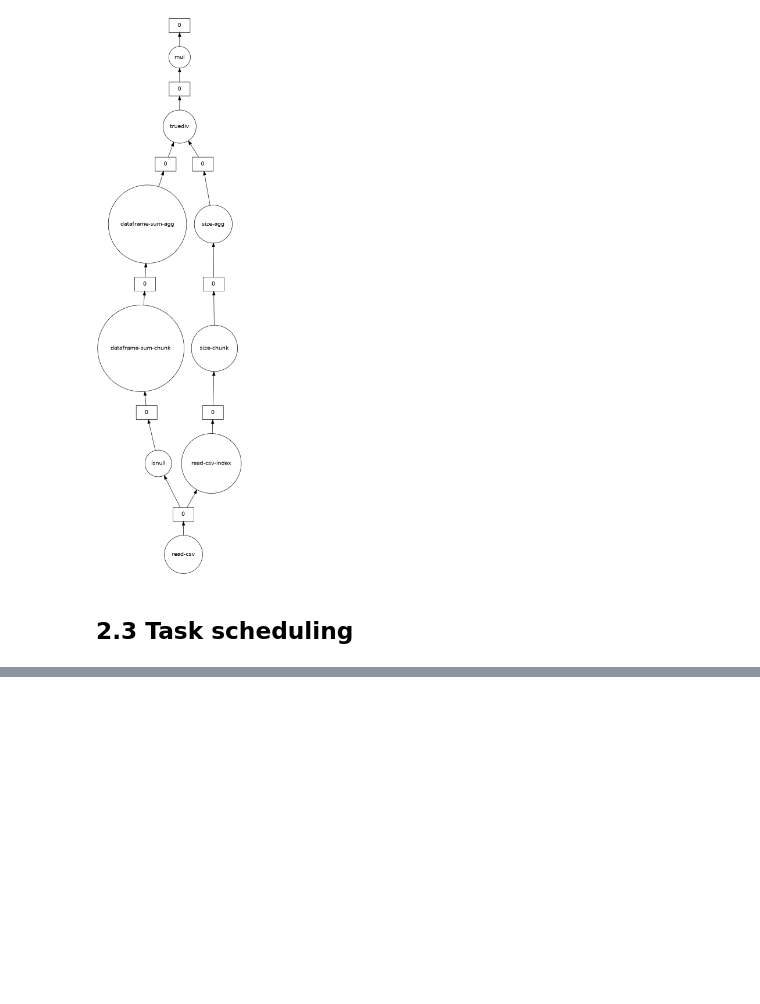
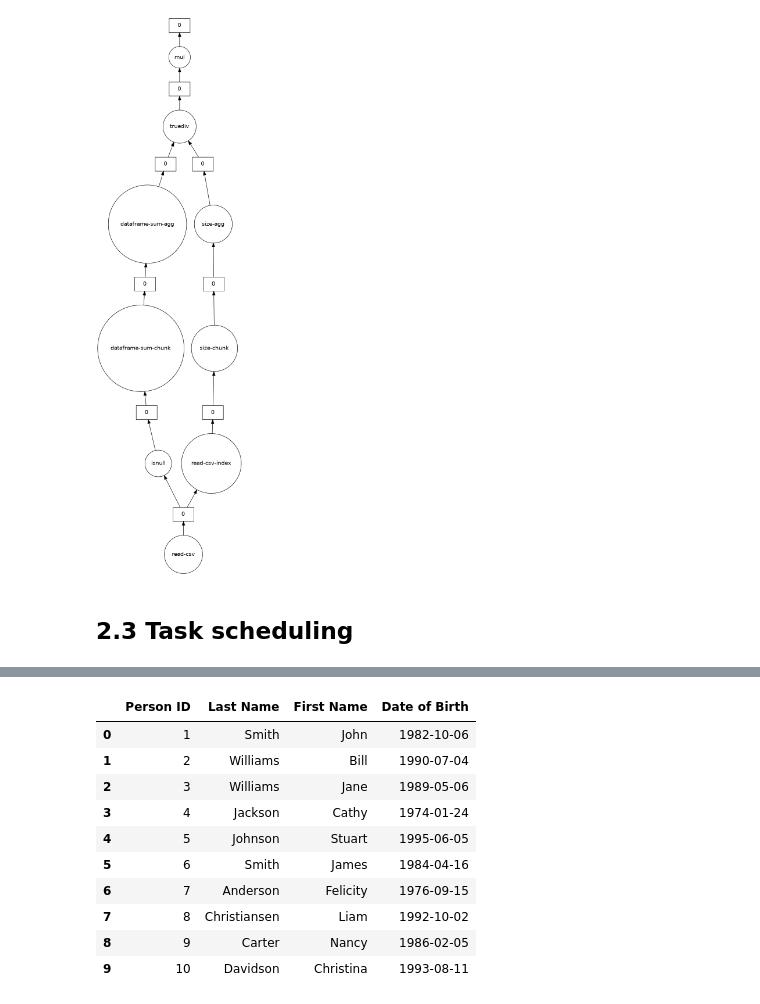
Before and after one commit to gpsaggese/umd_data605, a Jupyter notebook: projects/tutorial_dask/Dask_tutorial.ipynb, the cells around one changed output, grey strips where cells are left out. Cells and saved outputs as stored; diff of their text form; code cells hidden in the pictures; blank space fills up the shorter version.

```diff
--- a/projects/tutorial_dask/Dask_tutorial.ipynb
+++ b/projects/tutorial_dask/Dask_tutorial.ipynb
@@ -210,0 +225,41 @@ missing_count.visualize()
+# %%
+import pandas as pd
+import dask.dataframe as dd
+
+# Creating all the data as lists
+person_IDs = [1, 2, 3, 4, 5, 6, 7, 8, 9, 10]
+person_last_names = [
+    'Smith', 'Williams', 'Williams', 'Jackson', 'Johnson', 'Smith', 'Anderson',
+    'Christiansen', 'Carter', 'Davidson'
+]
+person_first_names = [
+    'John', 'Bill', 'Jane', 'Cathy', 'Stuart', 'James', 'Felicity', 'Liam',
+    'Nancy', 'Christina'
+]
+person_DOBs = [
+    '1982-10-06', '1990-07-04', '1989-05-06', '1974-01-24', '1995-06-05',
+    '1984-04-16', '1976-09-15', '1992-10-02', '1986-02-05', '1993-08-11'
+]
+
+# Storing the data in a Pandas DataFrame
+people_pandas_df = pd.DataFrame(
+    {
+        'Person ID': person_IDs,
+        'Last Name': person_last_names,
+        'First Name': person_first_names,
+        'Date of Birth': person_DOBs
+    },
+    columns=['Person ID', 'Last Name', 'First Name', 'Date of Birth'])
+display(people_pandas_df)
+# %% [output]
+|  | Person ID | Last Name | First Name | Date of Birth |
+| 0 | 1 | Smith | John | 1982-10-06 |
+| 1 | 2 | Williams | Bill | 1990-07-04 |
+| 2 | 3 | Williams | Jane | 1989-05-06 |
+| 3 | 4 | Jackson | Cathy | 1974-01-24 |
+| 4 | 5 | Johnson | Stuart | 1995-06-05 |
+| 5 | 6 | Smith | James | 1984-04-16 |
+| 6 | 7 | Anderson | Felicity | 1976-09-15 |
+| 7 | 8 | Christiansen | Liam | 1992-10-02 |
+| 8 | 9 | Carter | Nancy | 1986-02-05 |
+| 9 | 10 | Davidson | Christina | 1993-08-11 |
```
Also changed, not shown: parts of 11 cells of this notebook, 2 other files.
